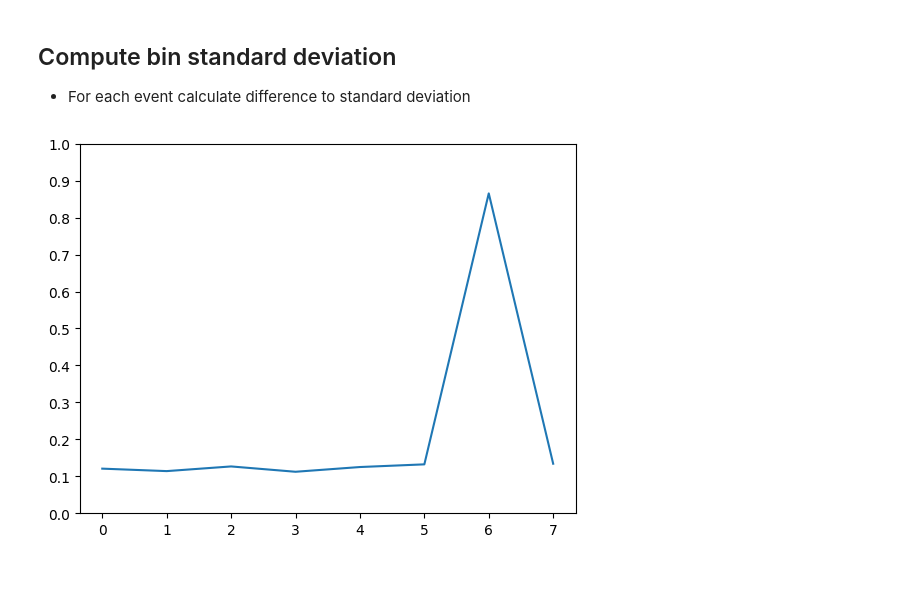
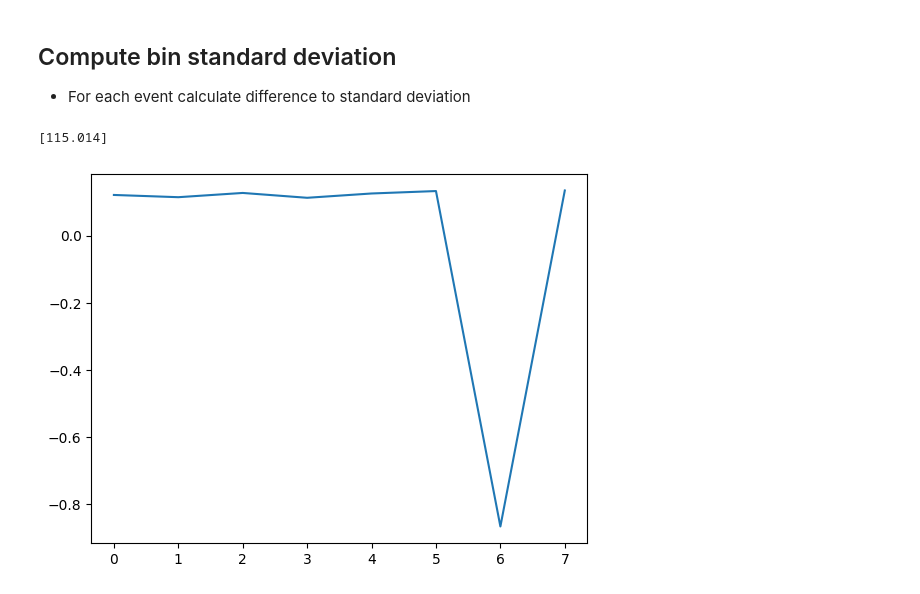
Before and after one commit to YannickLeon/EEGAnalysis, a Jupyter notebook: filtering2.ipynb, the cells around one changed output. Cells and saved outputs as stored; diff of their text form; code cells hidden in the pictures.

Commit message:
event bin deviations

```diff
--- a/filtering2.ipynb
+++ b/filtering2.ipynb
@@ -79,43 +94,47 @@ test = np.angle(raw.get_data(picks="all"))
 test[12].shape
 # %% [output]
 (1398675,)
-# %%
-def create_bins(data, num_bins=8):
-    bin_size = 2 * np.pi / num_bins
-    bins = []
-    for i in range(num_bins):
-        bins.append([])
-    for element in data:
-        bin_index = int((element + np.pi) // bin_size)
-        bins[bin_index].append(element)
-    return bins
 # %% [markdown]
 ## Compute bin standard deviation
 - For each event calculate difference to standard deviation
 # %%
+def create_bins(data, num_bins=8):
+    bin_size = 2 * np.pi / num_bins
+    bins = [[] for i in range(num_bins)]
+    for element in data:
+        bin_index = int((element + np.pi) // bin_size)
+        bins[bin_index].append(element)
+    return bins
+
 def get_bin_probabilities(bins):
     sum = 0
     for bin in bins:
         sum += len(bin)
     return [len(bin)/sum for bin in bins]
 
-def get_bin_deviation(data, timestamp, timespan = 0.1*500):
+def get_bin_deviation(data, timestamps, timespan = 1 * 500):
     bins = create_bins(data)
     default = get_bin_probabilities(bins)
 
-    event_bins = create_bins(data[int((timestamp-timespan/2)):int((timestamp+timespan/2))])
-    event_probability = get_bin_probabilities(event_bins)
+
+    combined_event_bins = [[] for i in range(8)]
+    for timestamp in timestamps:
+        event_bins = create_bins(data[int((timestamp-timespan/2)):int((timestamp+timespan/2))])
+        for i in range(8):
+            combined_event_bins[i].extend(event_bins[i])
+    event_probability = get_bin_probabilities(combined_event_bins)
 
     deviation = []
     for i  in range(len(default)):
-        deviation.append(abs(default[i]-event_probability[i]))
+        deviation.append(default[i]-event_probability[i])
 
     return deviation
 
-def get_total_deviation(data, timestamp, timespan = 1, sampling_rate = 500):
+def get_total_deviation(data, timestamps, timespan = 1, sampling_rate = 500):
+    print(timestamps)
     total_deviation = [0 for i in range(8)]
     for i in range(len(data)):
-        deviation = get_bin_deviation(data[i], timestamp*sampling_rate, timespan*sampling_rate)
+        deviation = get_bin_deviation(data[i], [timestamp*sampling_rate for timestamp in timestamps], timespan*sampling_rate)
         for i in range(len(deviation)):
             total_deviation[i] += deviation[i]
 
@@ -125,9 +144,9 @@ def get_total_deviation(data, timestamp, timespan = 1, sampling_rate = 500):
 # %%
 data = test[10:11]
 # %%
-total_deviation = get_total_deviation(data, 115.014, sampling_rate=500)
+total_deviation = get_total_deviation(data, [115.014], sampling_rate=500)
 plt.plot([i for i in range(8)], total_deviation)
-plt.yticks([i/10 for i in range(11)])
 plt.show()
 # %% [output]
+[115.014]
-[figure, old version]
+[figure, new version]
```
Also changed, not shown: parts of 9 cells of this notebook, 1 other file.
